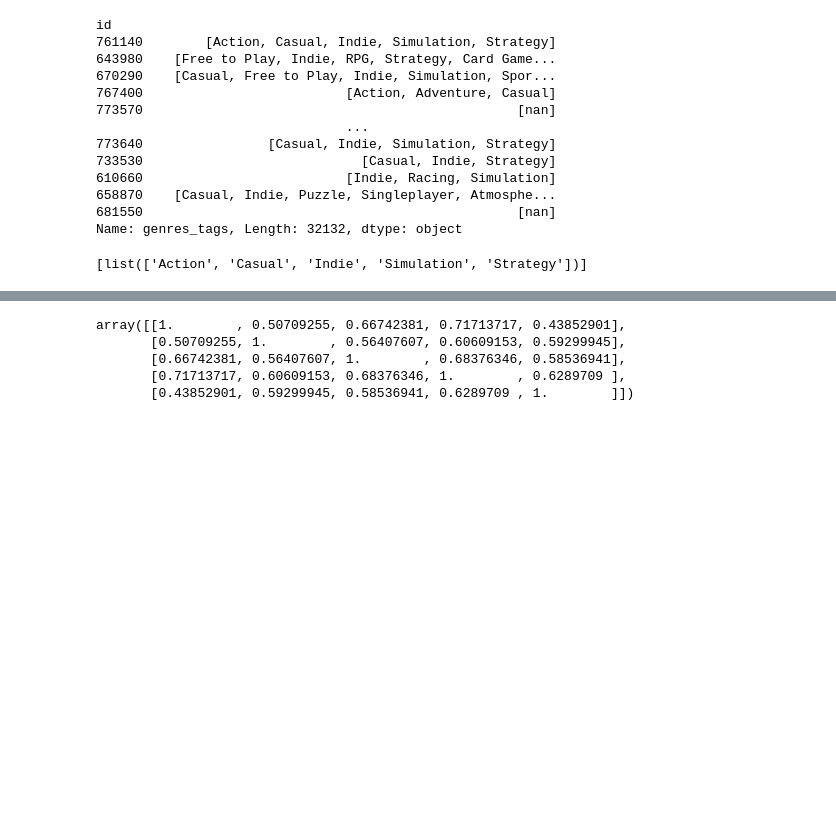
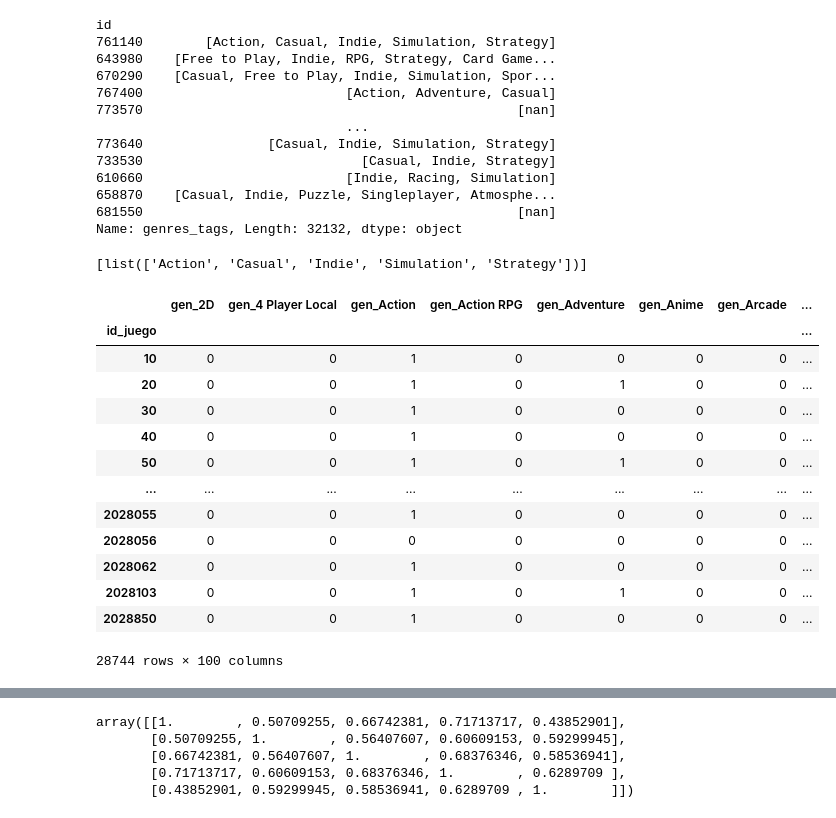
Before and after one commit to javierbengolea/PI_ML_OPS, a Jupyter notebook: main.ipynb, the cells around one changed output, grey strips where cells are left out. Saved outputs shown, nothing was run; the diff lists cells and outputs as text; code cells hidden in the pictures; blank space fills up the shorter version.

```diff
--- a/main.ipynb
+++ b/main.ipynb
@@ -347,6 +347,23 @@ recorte = df_juego_genero_tag['genero_tag'].value_counts().reset_index().head(10
 df_juego_genero_tag = df_juego_genero_tag[df_juego_genero_tag.genero_tag.isin(recorte['genero_tag'])]
 # %%
 matriz_dummies = pd.get_dummies(df_juego_genero_tag, dtype=int, prefix='gen').groupby('id_juego').sum()
+# %%
+matriz_dummies
+# %% [output]
+|  | gen_2D | gen_4 Player Local | gen_Action | gen_Action RPG | gen_Adventure | gen_Anime | gen_Arcade | ... |
+| id_juego |  |  |  |  |  |  |  | ... |
+| 10 | 0 | 0 | 1 | 0 | 0 | 0 | 0 | ... |
+| 20 | 0 | 0 | 1 | 0 | 1 | 0 | 0 | ... |
+| 30 | 0 | 0 | 1 | 0 | 0 | 0 | 0 | ... |
+| 40 | 0 | 0 | 1 | 0 | 0 | 0 | 0 | ... |
+| 50 | 0 | 0 | 1 | 0 | 1 | 0 | 0 | ... |
+| ... | ... | ... | ... | ... | ... | ... | ... | ... |
+| 2028055 | 0 | 0 | 1 | 0 | 0 | 0 | 0 | ... |
+| 2028056 | 0 | 0 | 0 | 0 | 0 | 0 | 0 | ... |
+| 2028062 | 0 | 0 | 1 | 0 | 0 | 0 | 0 | ... |
+| 2028103 | 0 | 0 | 1 | 0 | 1 | 0 | 0 | ... |
+| 2028850 | 0 | 0 | 1 | 0 | 0 | 0 | 0 | ... |
+28744 rows × 100 columns
 # %%
 items_unicos = pd.read_csv('id_items_unicos.csv')
 items_unicos.columns = ['index', 'id_juego']
```
Also changed, not shown: parts of 10 cells of this notebook, 3 other files.
